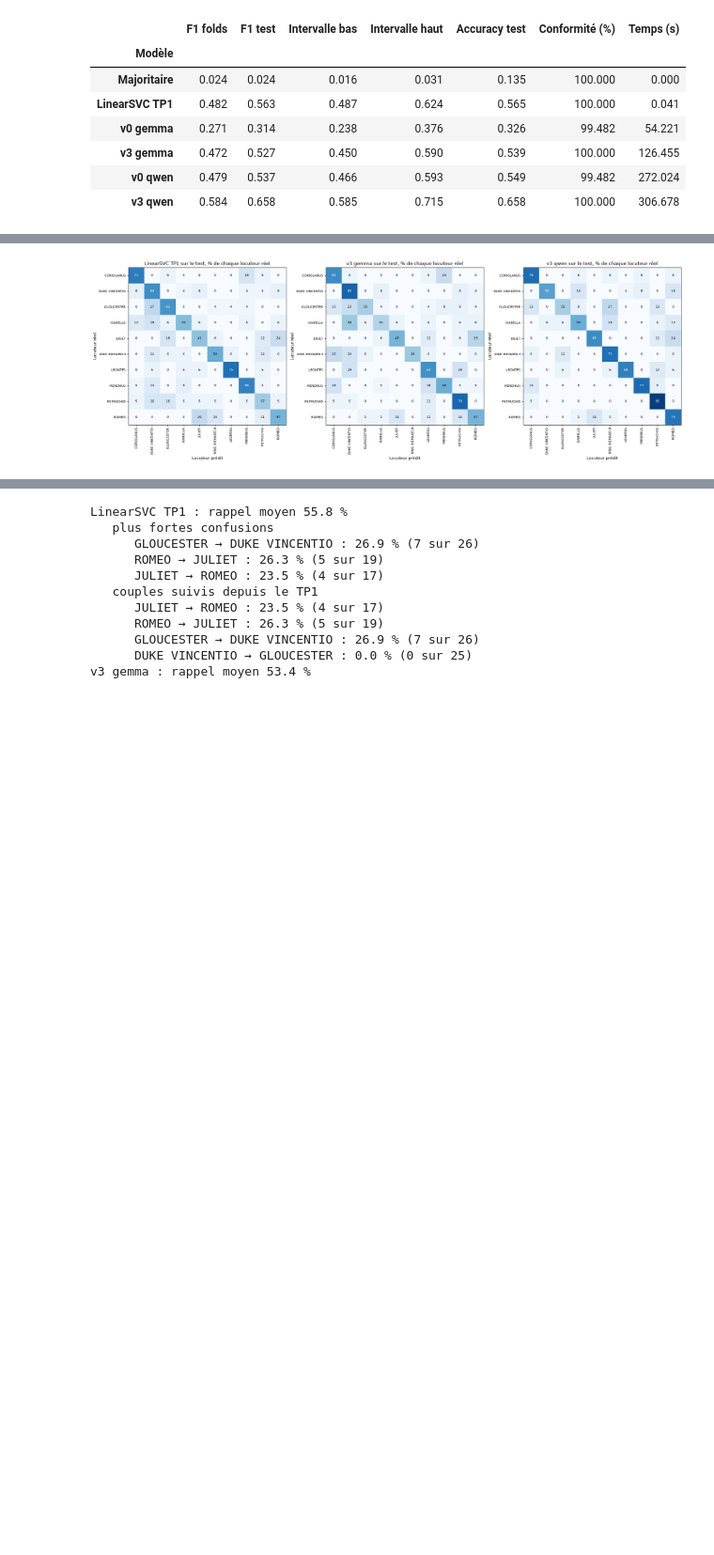
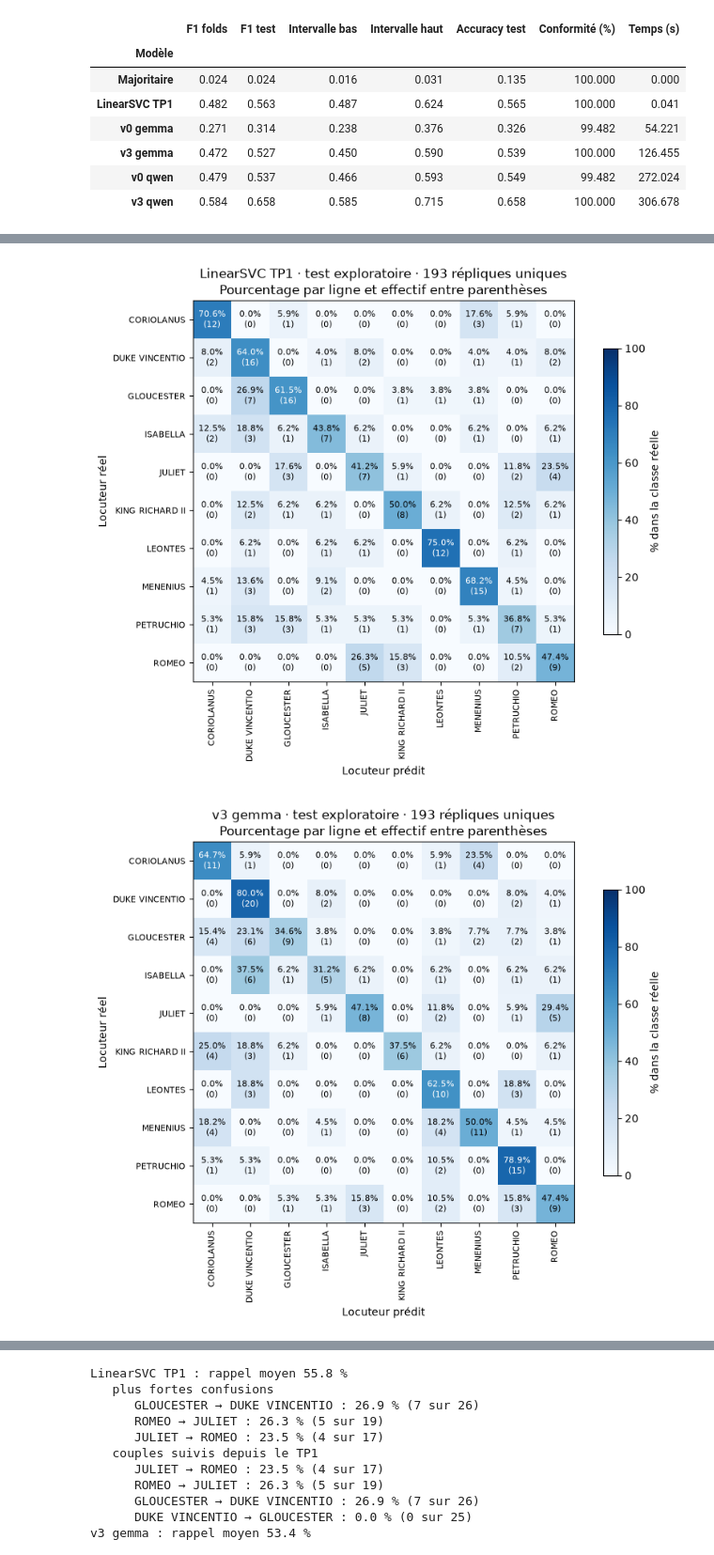
Before and after one commit to mcrayssac/ING3_IAA_GB_NLP, a Jupyter notebook: TP3_NLP_prompting.ipynb, the cells around one changed output, grey strips where cells are left out. Shown at 94% size. Cells and saved outputs as stored; diff of their text form; code cells hidden in the pictures; blank space fills up the shorter version.

```diff
--- a/TP3_NLP_prompting.ipynb
+++ b/TP3_NLP_prompting.ipynb
@@ -1341,11 +1369,11 @@ CONTEXTE = '\n'.join([
     '- PETRUCHIO (The Taming of the Shrew): suitor who woos and tames Katharina, called Kate.'])
 iterer('v3', 'contexte', CONTEXTE, 'H2, le contexte des pièces corrige les répliques à nom cité')
 
-# Gain de v3 face à son parent selon que la réplique cite ou non un nom de la liste ou du contexte
+# Gain de v3 selon le masque lexical conservé, incluant des mots génériques.
 NOMS_CITES = sorted(set(re.findall(r'\b[A-Z][a-z]+\b', CONTEXTE))
                     | {mot.title() for nom in NOMS for mot in nom.split()} - {'The', 'King'})
 cite = X_train.loc[MISE_AU_POINT].str.contains('|'.join(rf'\b{nom}\b' for nom in NOMS_CITES))
-for libelle, masque in (('avec un nom cité', cite), ('sans nom cité', ~cite)):
+for libelle, masque in (('indicateur détecté', cite), ('indicateur absent', ~cite)):
     bilan = bilan_changement(y_train.loc[MISE_AU_POINT][masque],
                              etiqueter(VERSIONS['v3']['parent'], 'gemma')[masque],
                              etiqueter('v3', 'gemma')[masque])
@@ -1937,22 +2169,25 @@ def en_pourcentage(matrice: pd.DataFrame) -> pd.DataFrame:
 
 
 def tracer_matrice(axe, nom: str, matrice: pd.DataFrame) -> None:
-    """Carte d'une matrice en % par ligne, valeurs arrondies écrites dans les cases."""
+    """Carte d'une matrice en % par ligne, pourcentages et effectifs dans les cases."""
     parts = en_pourcentage(matrice)
-    axe.imshow(parts, cmap='Blues', vmin=0, vmax=100)
+    carte_image = axe.imshow(parts, cmap='Blues', vmin=0, vmax=100)
+    axe.figure.colorbar(carte_image, ax=axe, label='% dans la classe réelle', shrink=0.75)
     for (ligne, colonne), valeur in np.ndenumerate(parts.to_numpy()):
-        axe.text(colonne, ligne, f'{valeur:.0f}', ha='center', va='center', fontsize=8,
+        axe.text(colonne, ligne, f'{valeur:.1f}%\n({matrice.iloc[ligne, colonne]})',
+                 ha='center', va='center', fontsize=8,
                  color='white' if valeur > 50 else 'black')
     axe.set_xticks(range(len(parts.columns)), parts.columns, rotation=90, fontsize=8)
     axe.set_yticks(range(len(NOMS)), NOMS, fontsize=8)
-    axe.set(title=f'{nom}, % de chaque locuteur réel', xlabel='Locuteur prédit',
+    axe.set(title=f'{nom}\nPourcentage par ligne et effectif entre parenthèses',
+            xlabel='Locuteur prédit',
             ylabel='Locuteur réel')
 
 
 matrices = {nom: matrice_confusion(nom) for nom in MEILLEURS}
-fig, axes = plt.subplots(1, len(matrices), figsize=(21, 7))
-for axe, (nom, matrice) in zip(axes, matrices.items()):
-    tracer_matrice(axe, nom, matrice)
-plt.tight_layout()
-plt.show()
+for nom, matrice in matrices.items():
+    fig, axe = plt.subplots(figsize=(9, 7))
+    tracer_matrice(axe, f'{nom} · développement · 769 répliques uniques', matrice)
+    plt.tight_layout()
+    plt.show()
 # %% [output]
@@ -2404,6 +2649,6 @@ Je place chaque pipeline dans le plan qualité et latence, avec une échelle log
 # %%
 # F1 macro moyen face à la latence par réplique, échelle logarithmique, écart-type en barre.
-fig, ax = plt.subplots(figsize=(8, 4))
+fig, ax = plt.subplots(figsize=(9, 5))
 ax.errorbar(couts['Latence par réplique (ms)'], couts['F1 macro'], yerr=couts['Écart-type'],
             fmt='o', color='#74c0fc', ecolor='#adb5bd', capsize=3)
 for nom, ligne in couts.iterrows():
@@ -2413,8 +2658,10 @@ for nom, ligne in couts.iterrows():
                 textcoords='offset points', xytext=(-6, -10) if gauche else (6, 4),
                 ha='right' if gauche else 'left', fontsize=8)
 ax.set_xscale('log')
-ax.set(xlabel='Latence par réplique (ms, échelle log)', ylabel='F1 macro moyen sur les folds',
-       title='Qualité face à la latence sur les 769 répliques')
+ax.set(xlabel='Temps historique (ms, log)\nML amorti par réplique · LLM par appel hors chargement',
+       ylabel='F1 macro moyen des cinq plis',
+       title='769 répliques · moyenne et écart-type des cinq plis')
 ax.spines[['top', 'right']].set_visible(False)
+plt.tight_layout()
 plt.show()
 # %% [output]
@@ -2650,10 +2927,11 @@ Je trace les matrices de confusion du test pour LinearSVC et v3 sur les deux mod
 # %%
-# Matrices de confusion du test pour LinearSVC et pour v3, en % de chaque locuteur réel.
+# Matrices du même test exploratoire, une figure lisible par modèle.
 matrices_test = {nom: matrice_confusion(nom, resultats_test, y_test) for nom in MEILLEURS}
-fig, axes = plt.subplots(1, len(matrices_test), figsize=(21, 7))
-for axe, (nom, matrice) in zip(axes, matrices_test.items()):
-    tracer_matrice(axe, f'{nom} sur le test', matrice)
-plt.tight_layout()
-plt.show()
+for nom, matrice in matrices_test.items():
+    fig, axe = plt.subplots(figsize=(9, 7))
+    tracer_matrice(axe, f'{nom} · test exploratoire · 193 répliques uniques', matrice)
+    plt.tight_layout()
+    plt.show()
 # %% [output]
-[figure, old version]
+[figure, new version]
+[figure, added]
```
Also changed, not shown: parts of 209 cells of this notebook, 4 other files.
